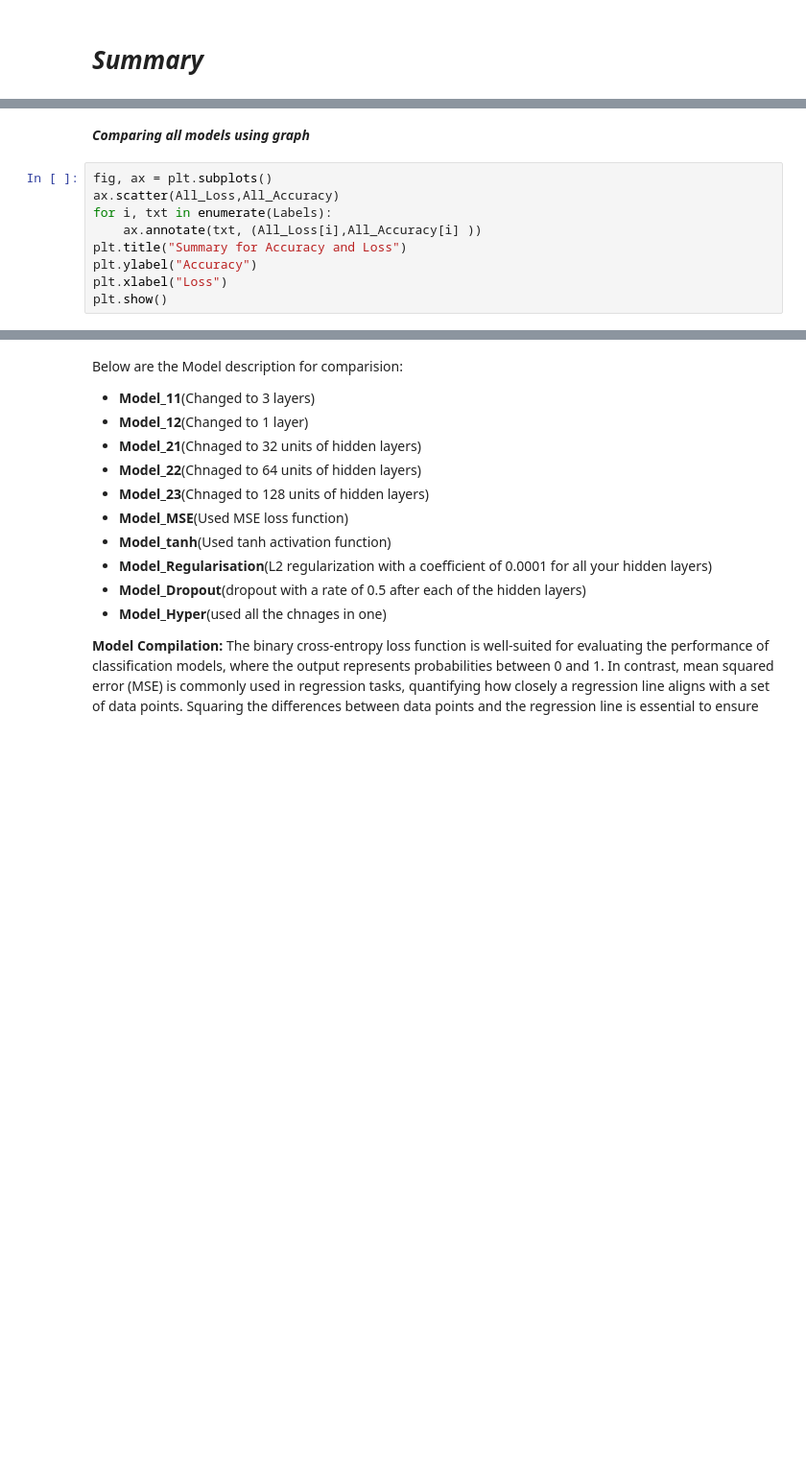
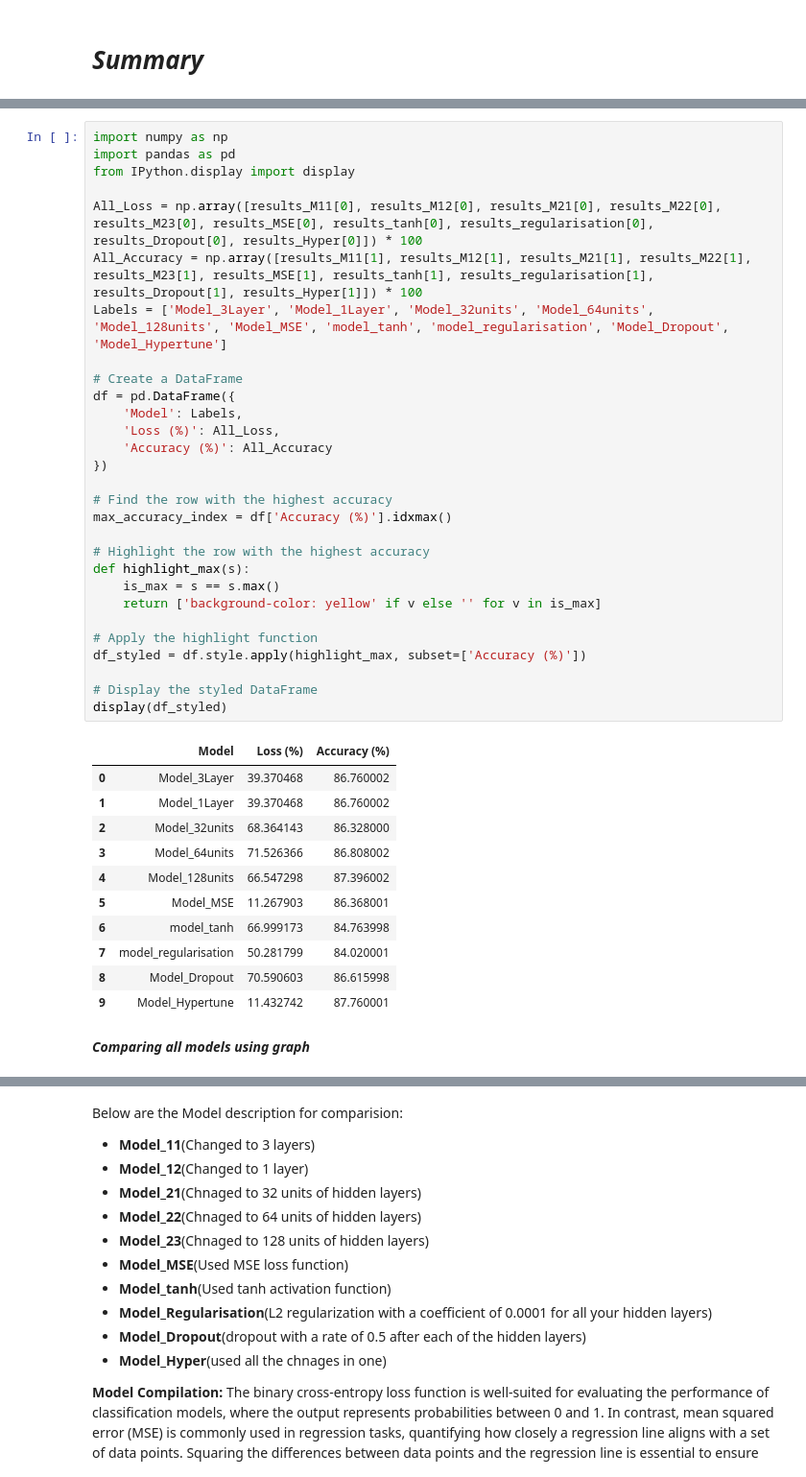
Before and after one commit to 64060kbarot/AML_64061, a Jupyter notebook: AML_Neural_Network_Assignment1.ipynb, the cells around one changed output, grey strips where cells are left out. Shown at 96% size. Drawn from its saved outputs; the diff is of its cells as text; blank space fills up the shorter version.

```diff
--- a/AML_Neural_Network_Assignment1.ipynb
+++ b/AML_Neural_Network_Assignment1.ipynb
@@ -669,11 +1121,43 @@ plt.clf()
+# %%
+import numpy as np
+import pandas as pd
+from IPython.display import display
+
+All_Loss = np.array([results_M11[0], results_M12[0], results_M21[0], results_M22[0], results_M23[0], results_MSE[0], results_tanh[0], results_regularisation[0], results_Dropout[0], results_Hyper[0]]) * 100
+All_Accuracy = np.array([results_M11[1], results_M12[1], results_M21[1], results_M22[1], results_M23[1], results_MSE[1], results_tanh[1], results_regularisation[1], results_Dropout[1], results_Hyper[1]]) * 100
+Labels = ['Model_3Layer', 'Model_1Layer', 'Model_32units', 'Model_64units', 'Model_128units', 'Model_MSE', 'model_tanh', 'model_regularisation', 'Model_Dropout', 'Model_Hypertune']
+
+# Create a DataFrame
+df = pd.DataFrame({
+    'Model': Labels,
+    'Loss (%)': All_Loss,
+    'Accuracy (%)': All_Accuracy
+})
+
+# Find the row with the highest accuracy
+max_accuracy_index = df['Accuracy (%)'].idxmax()
+
+# Highlight the row with the highest accuracy
+def highlight_max(s):
+    is_max = s == s.max()
+    return ['background-color: yellow' if v else '' for v in is_max]
+
+# Apply the highlight function
+df_styled = df.style.apply(highlight_max, subset=['Accuracy (%)'])
+
+# Display the styled DataFrame
+display(df_styled)
+# %% [output]
+|  | Model | Loss (%) | Accuracy (%) |
+| 0 | Model_3Layer | 39.370468 | 86.760002 |
+| 1 | Model_1Layer | 39.370468 | 86.760002 |
+| 2 | Model_32units | 68.364143 | 86.328000 |
+| 3 | Model_64units | 71.526366 | 86.808002 |
+| 4 | Model_128units | 66.547298 | 87.396002 |
+| 5 | Model_MSE | 11.267903 | 86.368001 |
+| 6 | model_tanh | 66.999173 | 84.763998 |
+| 7 | model_regularisation | 50.281799 | 84.020001 |
+| 8 | Model_Dropout | 70.590603 | 86.615998 |
+| 9 | Model_Hypertune | 11.432742 | 87.760001 |
 # %% [markdown]
 ***Comparing all models using graph***
-# %%
-fig, ax = plt.subplots()
-ax.scatter(All_Loss,All_Accuracy)
-for i, txt in enumerate(Labels):
-    ax.annotate(txt, (All_Loss[i],All_Accuracy[i] ))
-plt.title("Summary for Accuracy and Loss")
-plt.ylabel("Accuracy")
-plt.xlabel("Loss")
-plt.show()
```
Also changed, not shown: parts of 54 cells of this notebook.
